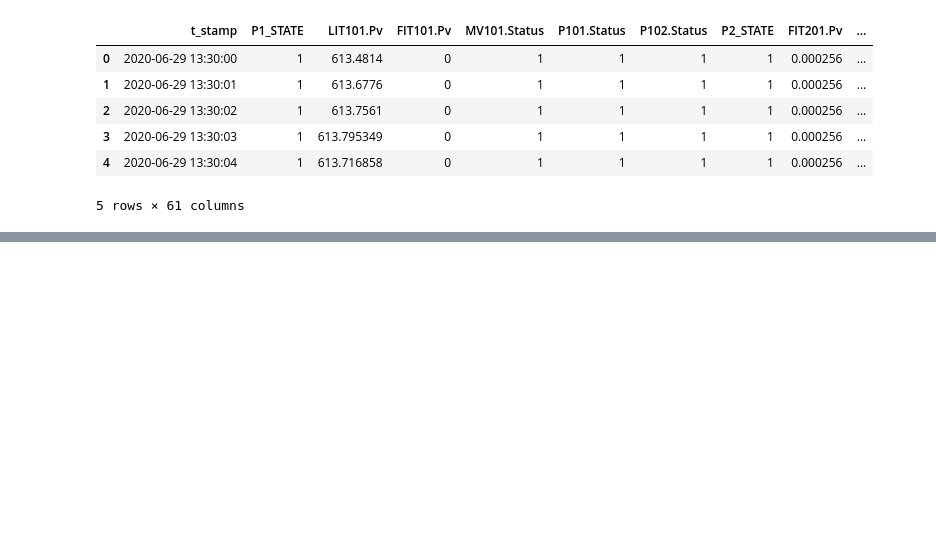
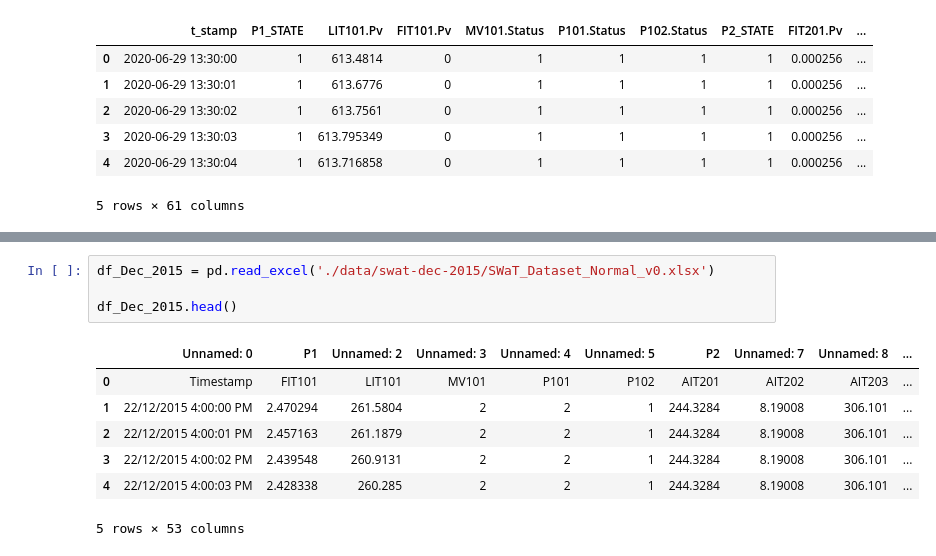
Before and after one commit to fadelananda/poisoning-ics-ad, a Jupyter notebook: explore.ipynb, the cells around one changed output, grey strips where cells are left out. Drawn from its saved outputs; the diff is of its cells as text; blank space fills up the shorter version.

```diff
--- a/explore.ipynb
+++ b/explore.ipynb
@@ -105,0 +144,12 @@ df_29June2020_2.head()
+# %%
+df_Dec_2015 = pd.read_excel('./data/swat-dec-2015/SWaT_Dataset_Normal_v0.xlsx')
+
+df_Dec_2015.head()
+# %% [output]
+|  | Unnamed: 0 | P1 | Unnamed: 2 | Unnamed: 3 | Unnamed: 4 | Unnamed: 5 | P2 | Unnamed: 7 | Unnamed: 8 | ... |
+| 0 | Timestamp | FIT101 | LIT101 | MV101 | P101 | P102 | AIT201 | AIT202 | AIT203 | ... |
+| 1 | 22/12/2015 4:00:00 PM | 2.470294 | 261.5804 | 2 | 2 | 1 | 244.3284 | 8.19008 | 306.101 | ... |
+| 2 | 22/12/2015 4:00:01 PM | 2.457163 | 261.1879 | 2 | 2 | 1 | 244.3284 | 8.19008 | 306.101 | ... |
+| 3 | 22/12/2015 4:00:02 PM | 2.439548 | 260.9131 | 2 | 2 | 1 | 244.3284 | 8.19008 | 306.101 | ... |
+| 4 | 22/12/2015 4:00:03 PM | 2.428338 | 260.285 | 2 | 2 | 1 | 244.3284 | 8.19008 | 306.101 | ... |
+5 rows × 53 columns
```
Also changed, not shown: parts of 13 cells of this notebook.
